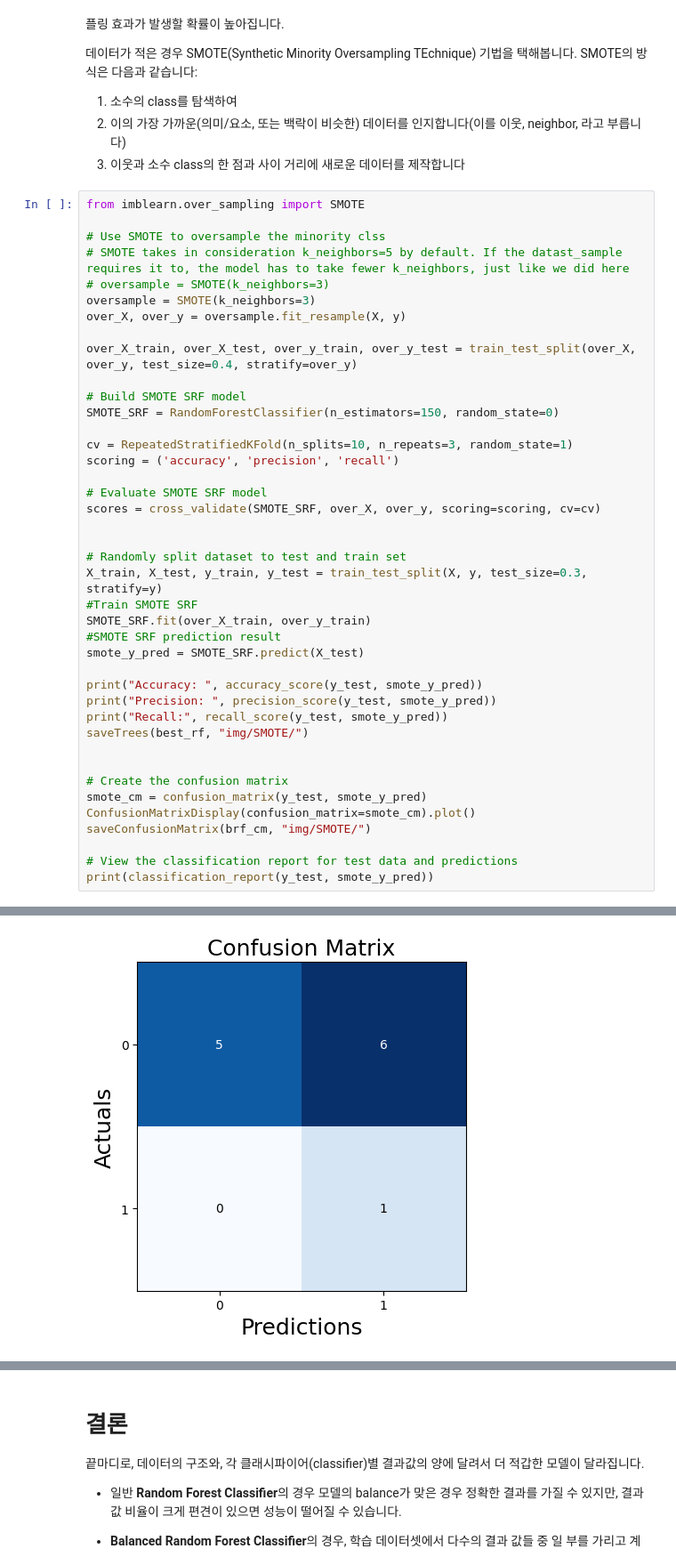
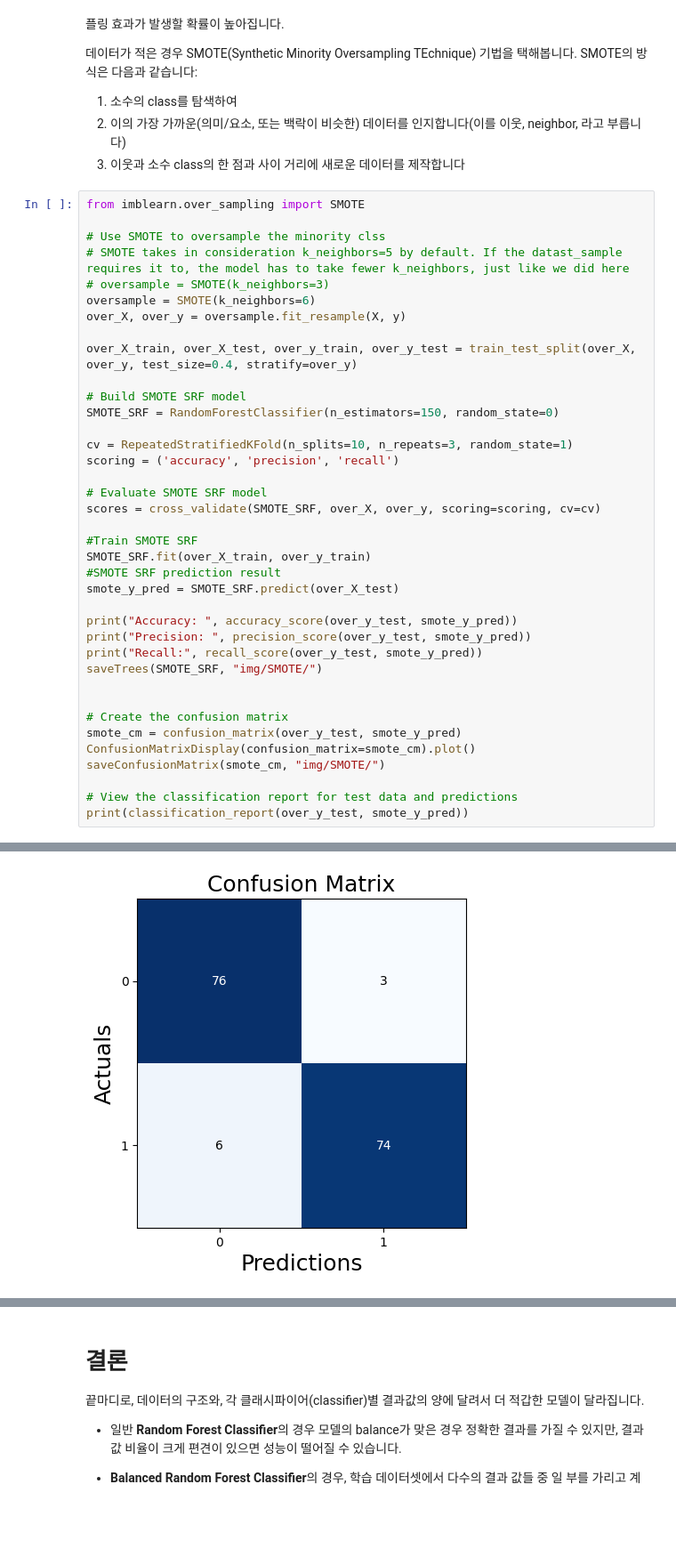
Before and after one commit to kamo1010/injury-big-data, a Jupyter notebook: Random_forest_code.ipynb, the cells around one changed output, grey strips where cells are left out. Shown at 89% size. Cells and saved outputs as stored; diff of their text form; blank space fills up the shorter version.

```diff
--- a/Random_forest_code.ipynb
+++ b/Random_forest_code.ipynb
@@ -391,7 +395,7 @@ from imblearn.over_sampling import SMOTE
 # Use SMOTE to oversample the minority clss
 # SMOTE takes in consideration k_neighbors=5 by default. If the datast_sample requires it to, the model has to take fewer k_neighbors, just like we did here
 # oversample = SMOTE(k_neighbors=3)
-oversample = SMOTE(k_neighbors=3)
+oversample = SMOTE(k_neighbors=6)
 over_X, over_y = oversample.fit_resample(X, y)
 
 over_X_train, over_X_test, over_y_train, over_y_test = train_test_split(over_X, over_y, test_size=0.4, stratify=over_y)
@@ -405,25 +409,22 @@ scoring = ('accuracy', 'precision', 'recall')
 # Evaluate SMOTE SRF model
 scores = cross_validate(SMOTE_SRF, over_X, over_y, scoring=scoring, cv=cv)
 
-
-# Randomly split dataset to test and train set
-X_train, X_test, y_train, y_test = train_test_split(X, y, test_size=0.3, stratify=y)
 #Train SMOTE SRF
 SMOTE_SRF.fit(over_X_train, over_y_train)
 #SMOTE SRF prediction result
-smote_y_pred = SMOTE_SRF.predict(X_test)
+smote_y_pred = SMOTE_SRF.predict(over_X_test)
 
-print("Accuracy: ", accuracy_score(y_test, smote_y_pred))
-print("Precision: ", precision_score(y_test, smote_y_pred))
-print("Recall:", recall_score(y_test, smote_y_pred))
-saveTrees(best_rf, "img/SMOTE/")
+print("Accuracy: ", accuracy_score(over_y_test, smote_y_pred))
+print("Precision: ", precision_score(over_y_test, smote_y_pred))
+print("Recall:", recall_score(over_y_test, smote_y_pred))
+saveTrees(SMOTE_SRF, "img/SMOTE/")
 
 
 # Create the confusion matrix
-smote_cm = confusion_matrix(y_test, smote_y_pred)
+smote_cm = confusion_matrix(over_y_test, smote_y_pred)
 ConfusionMatrixDisplay(confusion_matrix=smote_cm).plot()
-saveConfusionMatrix(brf_cm, "img/SMOTE/")
+saveConfusionMatrix(smote_cm, "img/SMOTE/")
 
 # View the classification report for test data and predictions
-print(classification_report(y_test, smote_y_pred))
+print(classification_report(over_y_test, smote_y_pred))
 # %% [output]
@@ -443,4 +444,4 @@ weighted avg       0.83      0.83      0.83        12
-[figure, old version]
+[figure, new version]
 # %%
 # Create a series containing feature importances from the model and their names from the training data
 brf_feature_importances = pd.Series(BRFC.feature_importances_, index=X_train.columns).sort_values(ascending=False)
```
Also changed, not shown: parts of 12 cells of this notebook.
